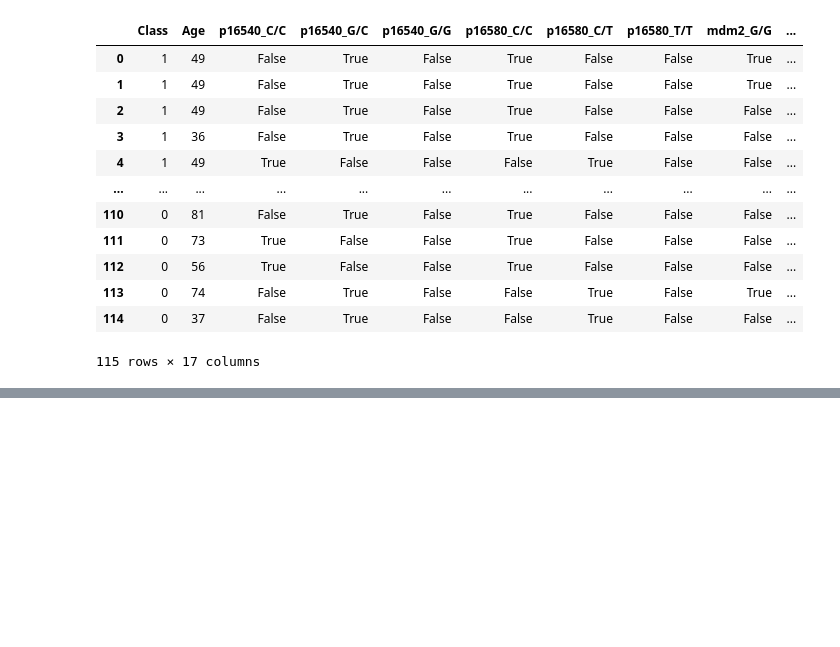
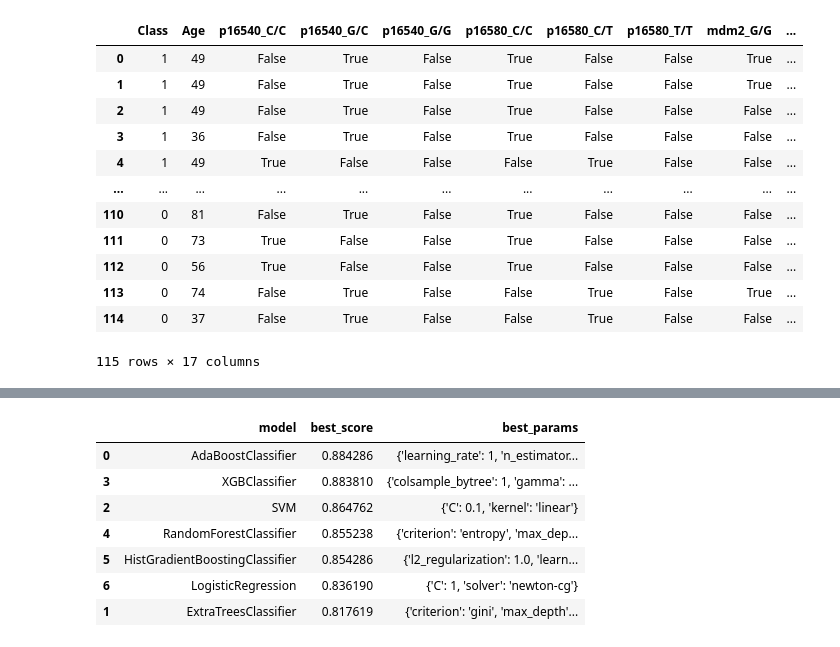
Before and after one commit to shaaleissa/colon_predictions, a Jupyter notebook: Training_Models/all_models.ipynb, the cells around one changed output, grey strips where cells are left out. Cells and saved outputs as stored; diff of their text form; code cells hidden in the pictures; blank space fills up the shorter version.

```diff
--- a/Training_Models/all_models.ipynb
+++ b/Training_Models/all_models.ipynb
@@ -289,0 +230,2 @@ for model_name, mp in model_params.items():
+# %%
+oversampled_grd=GridSer_model(model_params,X_train_oversampled,y_train_oversampled)
@@ -289,0 +250,11 @@ for model_name, mp in model_params.items():
+# %%
+oversampled_grd
+# %% [output]
+|  | model | best_score | best_params |
+| 0 | AdaBoostClassifier | 0.884286 | {'learning_rate': 1, 'n_estimator... |
+| 3 | XGBClassifier | 0.883810 | {'colsample_bytree': 1, 'gamma': ... |
+| 2 | SVM | 0.864762 | {'C': 0.1, 'kernel': 'linear'} |
+| 4 | RandomForestClassifier | 0.855238 | {'criterion': 'entropy', 'max_dep... |
+| 5 | HistGradientBoostingClassifier | 0.854286 | {'l2_regularization': 1.0, 'learn... |
+| 6 | LogisticRegression | 0.836190 | {'C': 1, 'solver': 'newton-cg'} |
+| 1 | ExtraTreesClassifier | 0.817619 | {'criterion': 'gini', 'max_depth'... |
```
Also changed, not shown: parts of 12 cells of this notebook.
